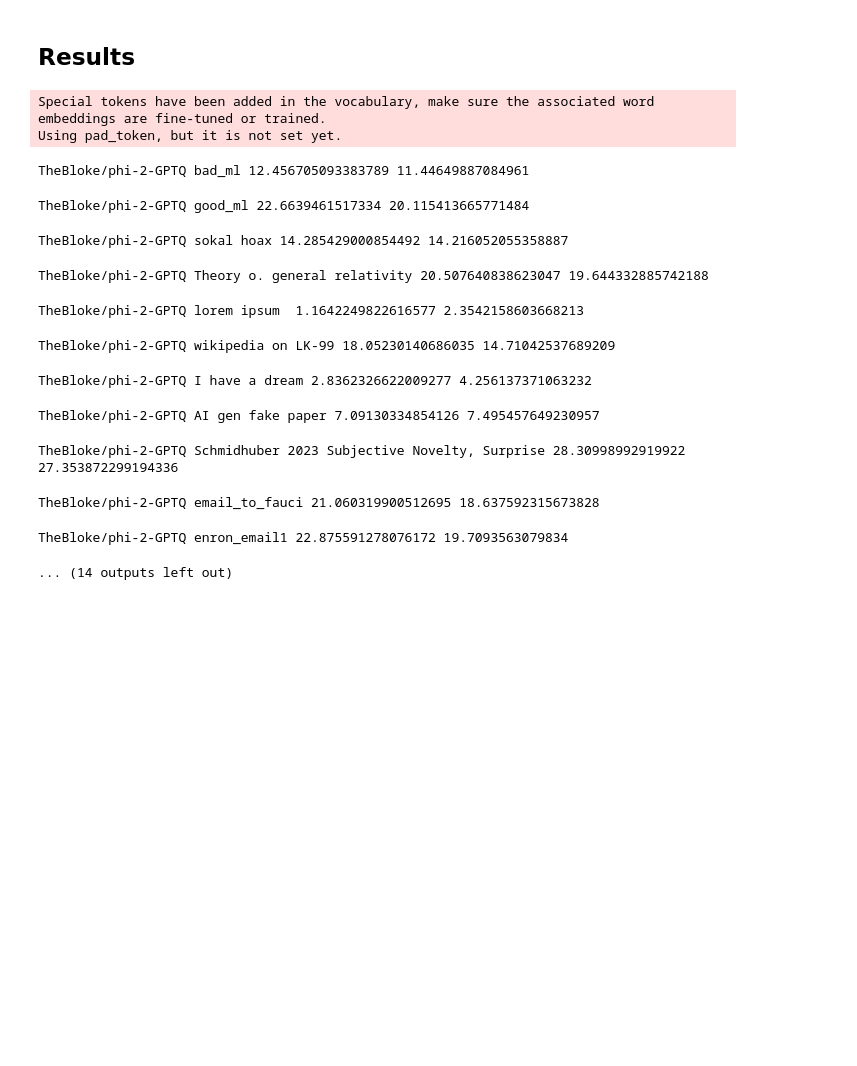
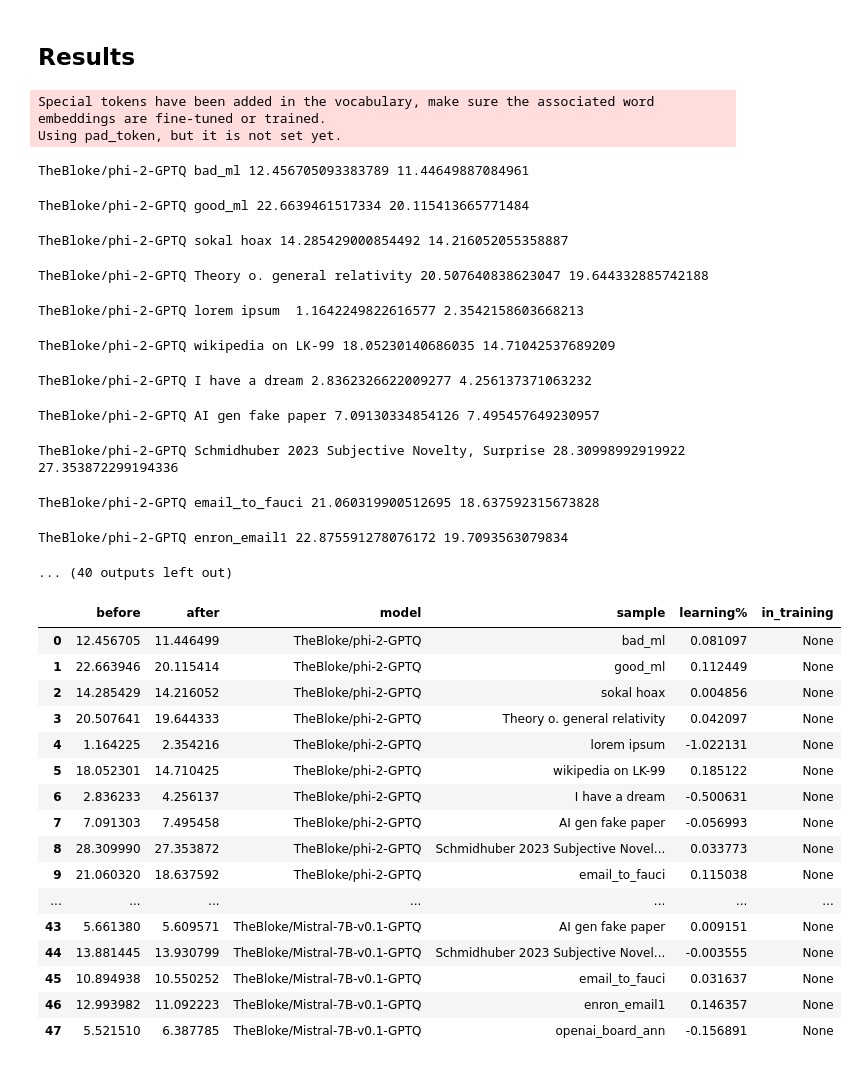
Before and after one commit to wassname/detect_bs_text, a Jupyter notebook: nbs/01_use_tldr_prompt.ipynb, the cells around one changed output. Saved outputs shown, nothing was run; the diff lists cells and outputs as text; code cells hidden in the pictures; blank space fills up the shorter version.

```diff
--- a/nbs/01_use_tldr_prompt.ipynb
+++ b/nbs/01_use_tldr_prompt.ipynb
@@ -226,7 +226,8 @@ Text:
         after = np.array(results['perplexities'])[-len(s1):].mean()
 
         print(model_name, sample['name'], before, after)
-        data.append(dict(before=before, after=after, model=model_name, sample=sample['name']))
+        data.append(dict(before=before, after=after, model=model_name, sample=sample['name'],
+                         in_training=sample['in_training'], len=sample['len']))
 # %% [output]
 Special tokens have been added in the vocabulary, make sure the associated word embeddings are fine-tuned or trained.
 Using pad_token, but it is not set yet.
@@ -241,4 +242,4 @@ TheBloke/phi-2-GPTQ AI gen fake paper 7.09130334854126 7.495457649230957
 TheBloke/phi-2-GPTQ Schmidhuber 2023 Subjective Novelty, Surprise 28.30998992919922 27.353872299194336
 TheBloke/phi-2-GPTQ email_to_fauci 21.060319900512695 18.637592315673828
 TheBloke/phi-2-GPTQ enron_email1 22.875591278076172 19.7093563079834
-... (14 outputs left out)
+... (40 outputs left out)
@@ -248,7 +247,28 @@ results
 # results
 df = pd.DataFrame(data)
 df["learning%"] = (df["before"] - df["after"])/df["before"]
+df['in_training'] = None
 # df
+# %%
+df
+# %% [output]
+|  | before | after | model | sample | learning% | in_training |
+| 0 | 12.456705 | 11.446499 | TheBloke/phi-2-GPTQ | bad_ml | 0.081097 | None |
+| 1 | 22.663946 | 20.115414 | TheBloke/phi-2-GPTQ | good_ml | 0.112449 | None |
+| 2 | 14.285429 | 14.216052 | TheBloke/phi-2-GPTQ | sokal hoax | 0.004856 | None |
+| 3 | 20.507641 | 19.644333 | TheBloke/phi-2-GPTQ | Theory o. general relativity | 0.042097 | None |
+| 4 | 1.164225 | 2.354216 | TheBloke/phi-2-GPTQ | lorem ipsum | -1.022131 | None |
+| 5 | 18.052301 | 14.710425 | TheBloke/phi-2-GPTQ | wikipedia on LK-99 | 0.185122 | None |
+| 6 | 2.836233 | 4.256137 | TheBloke/phi-2-GPTQ | I have a dream | -0.500631 | None |
+| 7 | 7.091303 | 7.495458 | TheBloke/phi-2-GPTQ | AI gen fake paper | -0.056993 | None |
+| 8 | 28.309990 | 27.353872 | TheBloke/phi-2-GPTQ | Schmidhuber 2023 Subjective Novel... | 0.033773 | None |
+| 9 | 21.060320 | 18.637592 | TheBloke/phi-2-GPTQ | email_to_fauci | 0.115038 | None |
+| ... | ... | ... | ... | ... | ... | ... |
+| 43 | 5.661380 | 5.609571 | TheBloke/Mistral-7B-v0.1-GPTQ | AI gen fake paper | 0.009151 | None |
+| 44 | 13.881445 | 13.930799 | TheBloke/Mistral-7B-v0.1-GPTQ | Schmidhuber 2023 Subjective Novel... | -0.003555 | None |
+| 45 | 10.894938 | 10.550252 | TheBloke/Mistral-7B-v0.1-GPTQ | email_to_fauci | 0.031637 | None |
+| 46 | 12.993982 | 11.092223 | TheBloke/Mistral-7B-v0.1-GPTQ | enron_email1 | 0.146357 | None |
+| 47 | 5.521510 | 6.387785 | TheBloke/Mistral-7B-v0.1-GPTQ | openai_board_ann | -0.156891 | None |
 # %%
 for n,d in df.groupby("model"):
     print(n)
```
Also changed, not shown: parts of 6 cells of this notebook, 2 other files.
